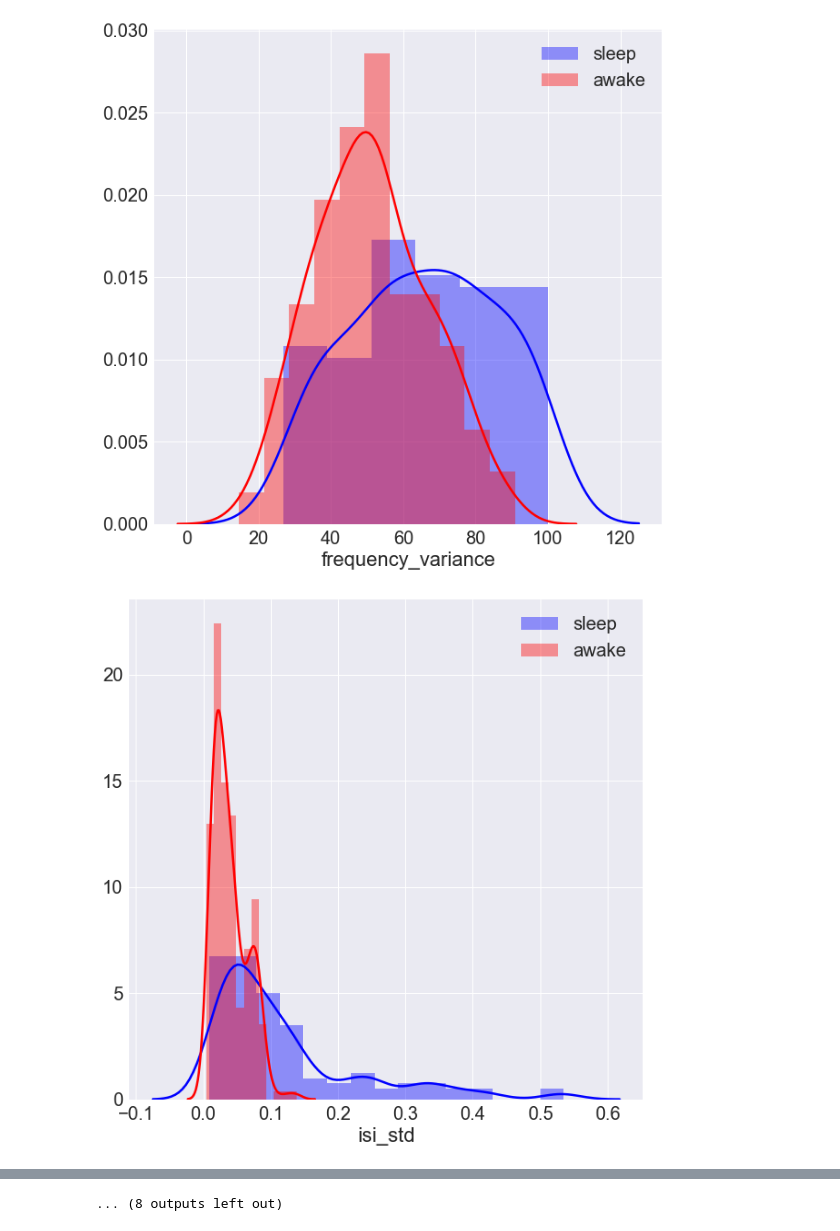
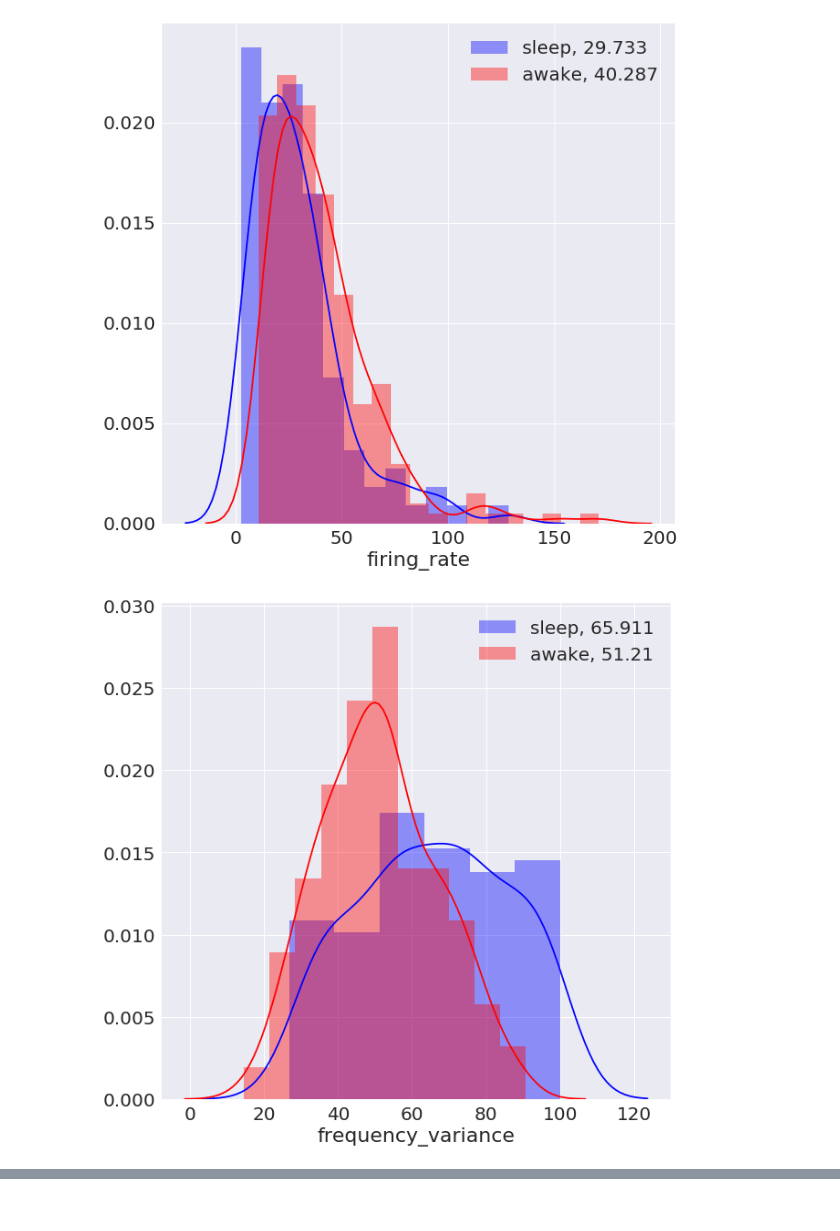
Before and after one commit to Vlad0922/neurophysiology, a Jupyter notebook: awake_vs_sleep/compare_sleep_spontan.ipynb, the cells around one changed output, grey strips where cells are left out. Saved outputs shown, nothing was run; the diff lists cells and outputs as text; code cells hidden in the pictures.

```diff
--- a/awake_vs_sleep/compare_sleep_spontan.ipynb
+++ b/awake_vs_sleep/compare_sleep_spontan.ipynb
@@ -25,13 +26,14 @@ from hyperopt import fmin, tpe, hp, STATUS_OK, Trials
 # %%
 np.random.seed(42)
 # %%
-sns.set_context("notebook", font_scale=2, rc={"lines.linewidth": 2.5})
+sns.set()
+sns.set_context("notebook", font_scale=2)
 # %%
 burst_oscore_cols = [ 'burst_oscore_12.0_20.0', 'burst_oscore_20.0_30.0',
        'burst_oscore_3.0_8.0', 'burst_oscore_30.0_60.0',
        'burst_oscore_60.0_90.0', 'burst_oscore_8.0_12.0']
 
-burst_params = [ ] + burst_oscore_cols
+burst_params = [ ]
 
 spiketrain_params = ['AI', 'burst_spike_percent', 'cv', 'firing_rate', 'frequency_variance', 'isi_mean', 'isi_median', 'isi_std',
                     'isi_larger_than_mean', 'kurtoisis', 'skewness', 'lv', 'nu',
@@ -42,7 +44,7 @@ spiketrain_params = ['AI', 'burst_spike_percent', 'cv', 'firing_rate', 'frequenc
 recording_params = ['doc_name', 'interval_name', 'data_name', 'spike_count', 'filter_length']
 useless_params = ['burst_index',  'pause_index', 'modalirity_burst', 'bi_2', 'type', 'burst_behaviour', 'pause_ratio']
 # %%
-data_awake = pd.read_csv('data/awake_ps.csv')
+data_awake = pd.read_excel('awake.xls')
 # data_awake = data_awake.drop(['doc_name', 'interval_name', 'data_name', 'spike_count', 'filter_length',
 #                              'burst_index',  'pause_index', 'modalirity_burst', 'bi_2', 'type', 'burst_behaviour', 'pause_ratio'], axis=1)
 
@@ -53,12 +55,12 @@ data_awake = data_awake[spiketrain_params + burst_params  + recording_params + [
 #     data_awake = data_awake[data_awake[c] > 0.]
 #     data_awake = data_awake.drop([c], axis=1)
 
-data_awake = data_awake.drop(burst_oscore_cols, axis=1)
+# data_awake = data_awake.drop(burst_oscore_cols, axis=1)
 
-data_awake = data_awake[data_awake['mean_spikes_in_burst'] > 0]
+data_awake = data_awake[(data_awake['mean_spikes_in_burst'] > 0) & (data_awake['mean_spikes_in_burst'] < 100)]
 data_awake['mean_burst_len'] = data_awake['mean_burst_len'].astype(float)
 # %%
-data_sleep = pd.read_excel('data/sleep_ps.xls')
+data_sleep = pd.read_excel('sleep.xls')
 # data_sleep = data_sleep.drop(['doc_name', 'data_name', 'interval_name', 'spike_count', 'filter_length',
 #                              'burst_index', 'pause_index', 'modalirity_burst', 'bi_2', 'type', 'burst_behaviour', 'pause_ratio'], axis=1)
 
@@ -70,9 +72,9 @@ data_sleep = data_sleep[spiketrain_params + burst_params + recording_params + ['
 #     data_sleep = data_sleep[data_sleep[c] > 0.]
 #     data_sleep = data_sleep.drop([c], axis=1)
 
-data_sleep = data_sleep.drop(burst_oscore_cols, axis=1)
+# data_sleep = data_sleep.drop(burst_oscore_cols, axis=1)
 
-data_sleep = data_sleep[data_sleep['mean_spikes_in_burst'] > 0]
+data_sleep = data_sleep[ (data_sleep['mean_spikes_in_burst'] > 0) & (data_sleep['mean_spikes_in_burst'] < 100)]
 data_sleep['mean_burst_len'] = data_sleep['mean_burst_len'].astype(float)
 # %%
 data_sleep['awake'] = 0
@@ -196,20 +203,15 @@ def patient_cv(X, y, patients, model_type, params=None, plot=True, ax=None):
 
     return acc, auc_score
 # %%
-for c in data_sleep.drop(['awake'], axis=1).columns.values:
-    try:
-        sleep_data = data_sleep[c]
-        awake_data = data_awake[c]
+for c in data_sleep.drop(['awake'] + recording_params, axis=1).columns.values:
+    sleep_data = data_sleep[c]
+    awake_data = data_awake[c]
 
-    #     print(data[data['awake'] == 0].shape)
-    #     stat, pval = sp.stats.ttest_ind_from_stats(np.mean(sleep_data), np.var(sleep_data), len(sleep_data),
-    #                                                np.mean(awake_data), np.var(awake_data), len(awake_data))
-        stat, pval = sp.stats.ks_2samp(sleep_data, awake_data)
-        if pval < 1e-5:
-            plt.figure(figsize=(10,10))
-            sns.distplot(sleep_data, color='blue', label='sleep')
-            sns.distplot(awake_data, color='red', label='awake')
-            plt.legend()
-    except:
-        print c
+    stat, pval = sp.stats.mannwhitneyu(sleep_data, awake_data)
+    if pval < 1e-5:
+        plt.figure(figsize=(10,10))
+        sns.distplot(sleep_data, color='blue', label='sleep, {}'.format(round(np.mean(sleep_data), 3)))
+        sns.distplot(awake_data, color='red', label='awake, {}'.format(round(np.mean(awake_data), 3)))
+        plt.legend()
+        plt.autoscale()
 # %% [output]
@@ -223,2 +221,2 @@ patient
-[figure, old version]
+[figure, new version]
-[figure, old version]
+[figure, new version]
@@ -231 +228,0 @@ patient
-... (8 outputs left out)
```
Also changed, not shown: parts of 28 cells of this notebook, 2 other files.
